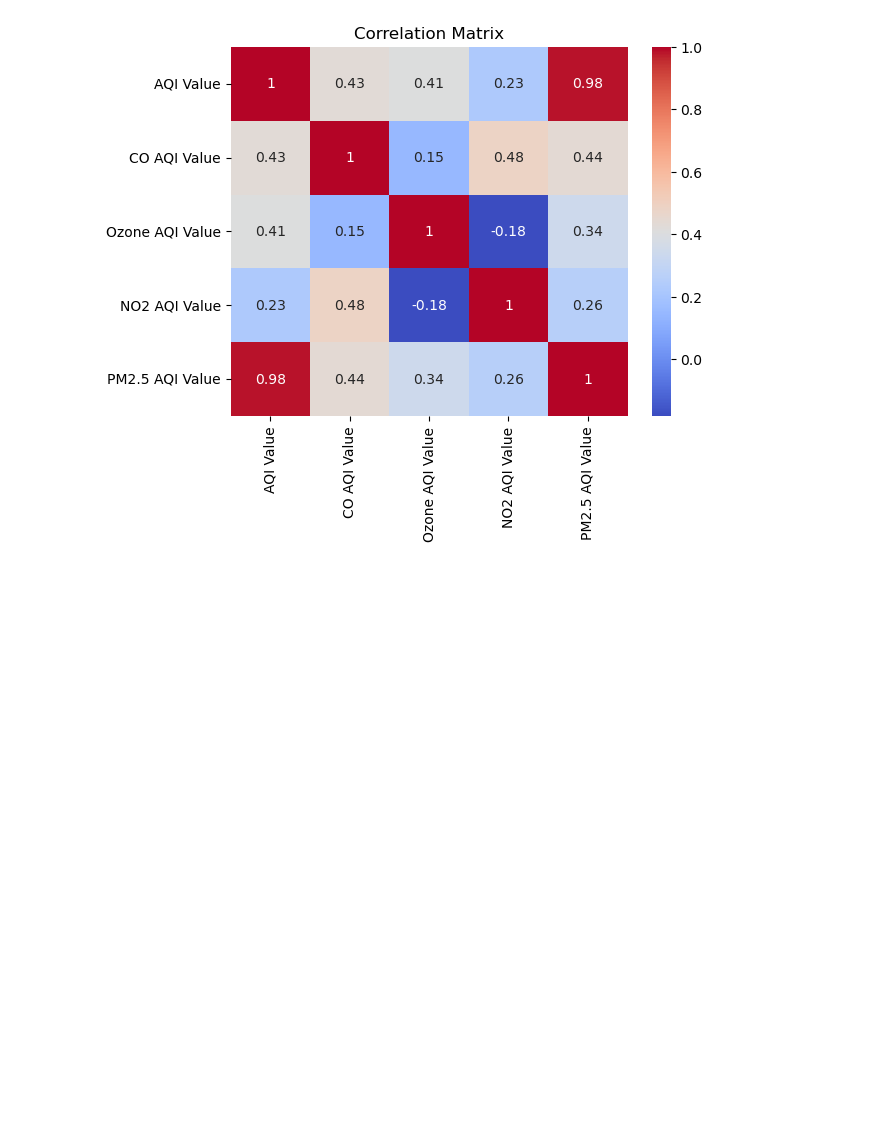
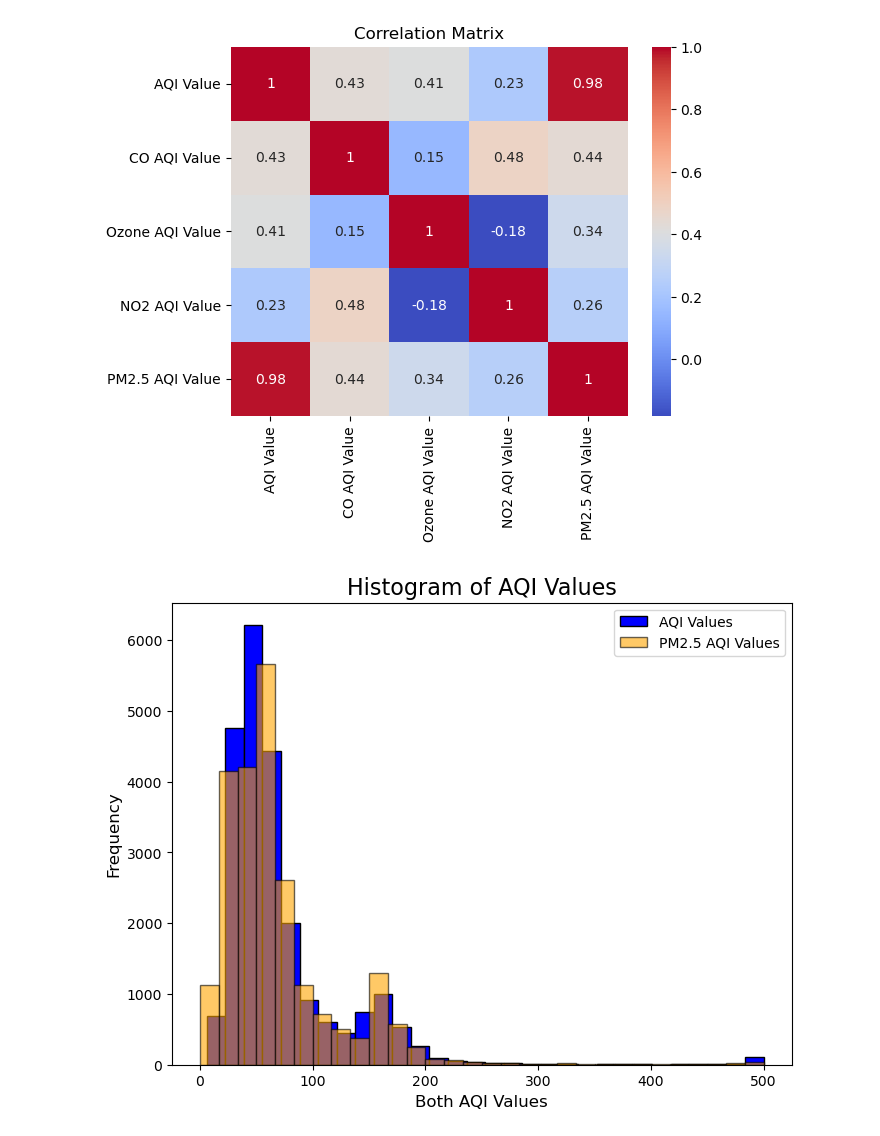
Before and after one commit to aroshacdX/msc-project-individual, a Jupyter notebook: AirPollutionAnalysis.ipynb, the cells around one changed output. Saved outputs shown, nothing was run; the diff lists cells and outputs as text; code cells hidden in the pictures; blank space fills up the shorter version.

Commit message:
Plotted histogram to visualize how PM2.5 affect to the AQI values

```diff
--- a/AirPollutionAnalysis.ipynb
+++ b/AirPollutionAnalysis.ipynb
@@ -351,3 +351,25 @@ plt.title('Correlation Matrix')
 plt.show()
 # %% [output]
 [figure]
+# %%
+#create a figure and axis
+plt.figure(figsize=(8, 6))
+
+#plot histogram of AQI values
+plt.hist(pollution_df['AQI Value'], bins=30, color='blue', edgecolor='black', label='AQI Values')
+plt.hist(pollution_df['PM2.5 AQI Value'], bins=30, color='orange', edgecolor='black', alpha=0.6, label='PM2.5 AQI Values')
+
+#add title and labels
+plt.title('Histogram of AQI Values', fontsize=16)
+plt.xlabel('Both AQI Values', fontsize=12)
+plt.ylabel('Frequency', fontsize=12)
+
+#legend for both graphs
+plt.legend(loc='upper right')
+plt.xticks(fontsize=10)
+plt.yticks(fontsize=10)
+
+#display the plot
+plt.show()
+# %% [output]
+[figure, added]
```
